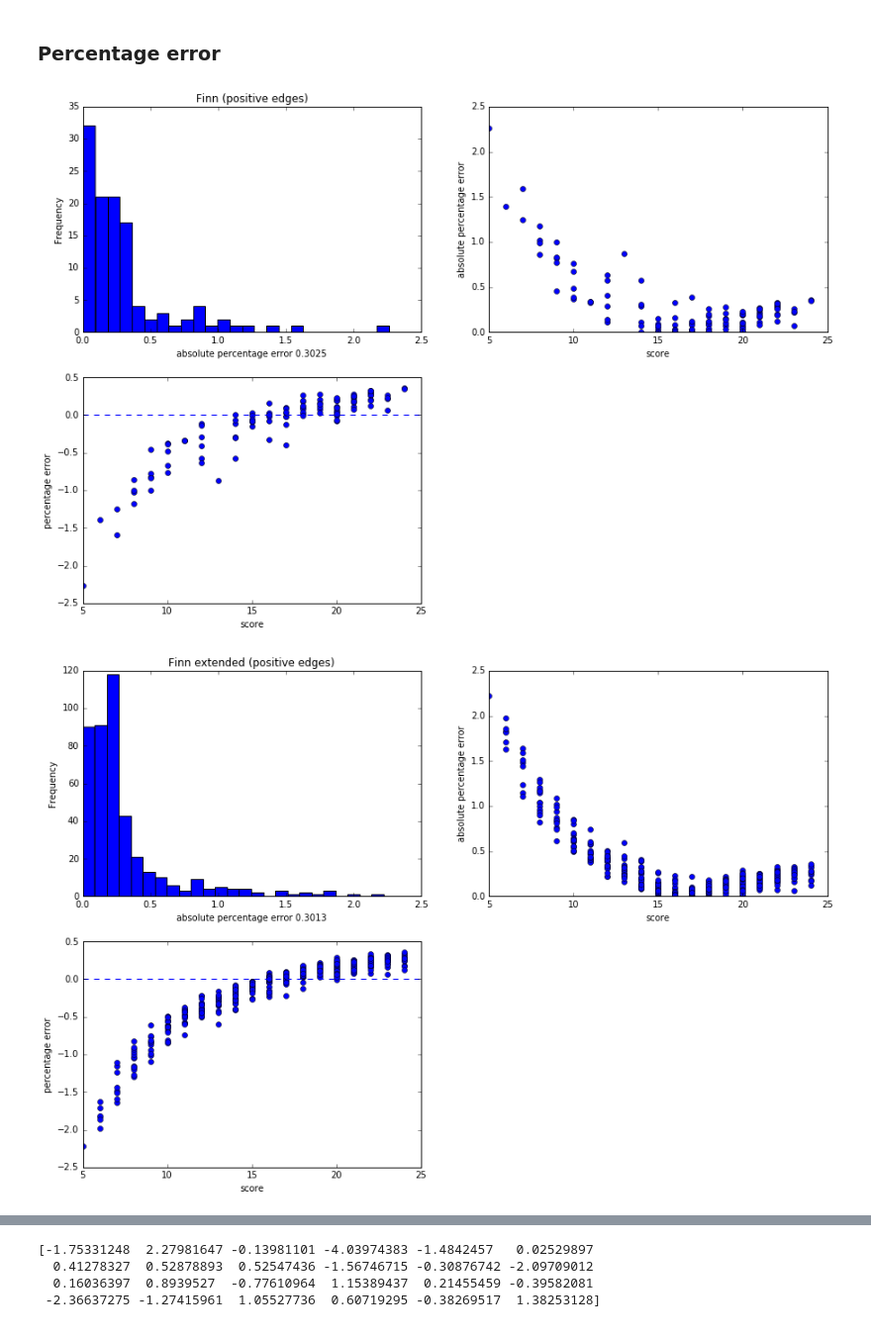
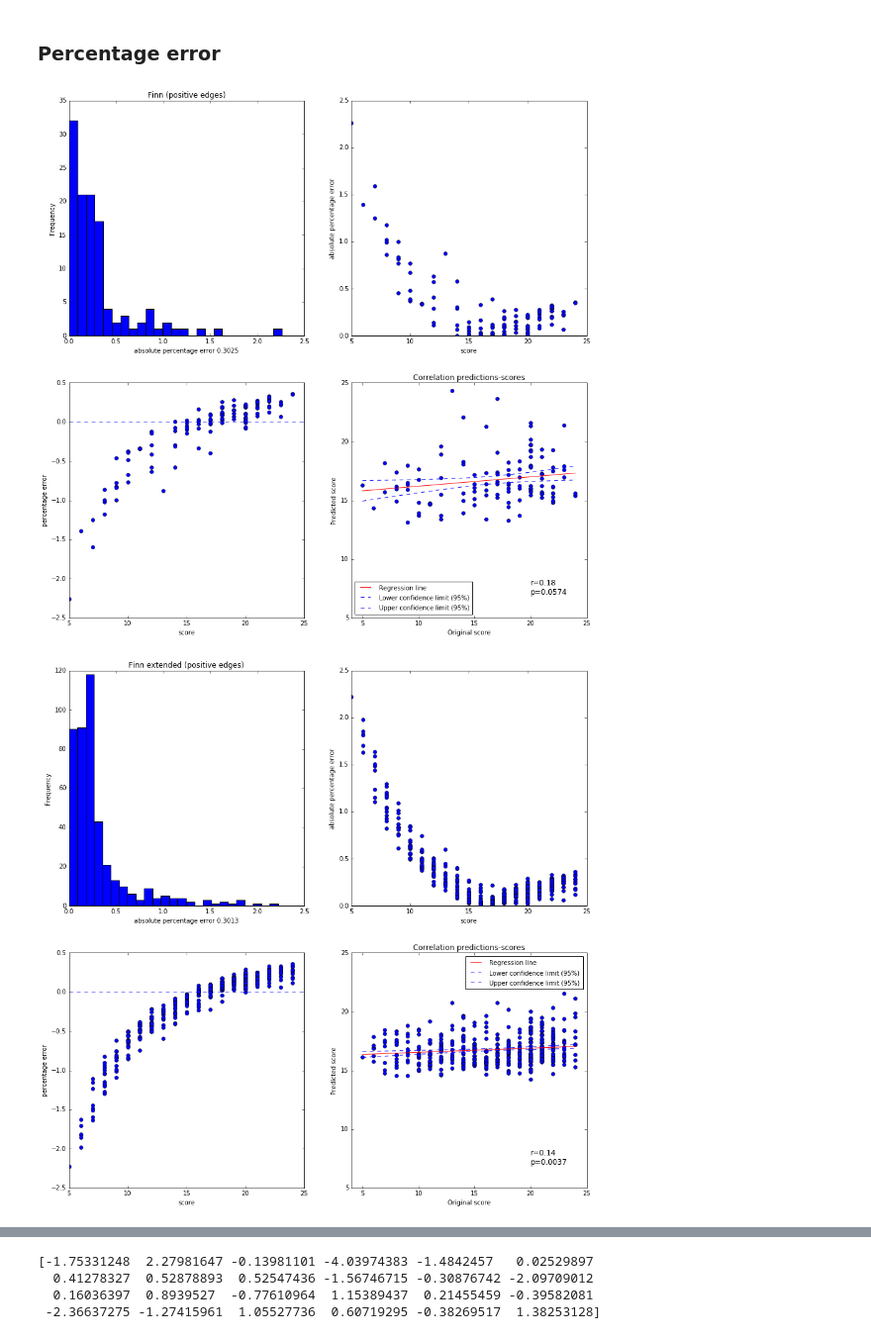
Before and after one commit to paola-g/iq_prediction, a Jupyter notebook: comparison.ipynb, the cells around one changed output, grey strips where cells are left out. Shown at 99% size. Drawn from its saved outputs; the diff is of its cells as text; code cells hidden in the pictures.

Commit message:
refactoring and graph improvements

```diff
--- a/comparison.ipynb
+++ b/comparison.ipynb
@@ -141,35 +286,39 @@ models = {}
 # %%
 y_true = np.ravel(finn['finn_score'])
 y_pred = np.ravel(finn['finn_preds_pos'])
 ape = absolute_percentage_error(y_true,y_pred)
 pe = percentage_error(y_true,y_pred)
 models['finn'] = (y_true,y_pred)
-plt.figure(figsize=(15, 10))
+plt.figure(figsize=(15, 15))
 plt.subplot(221)
 plot_hist(ape,25,'Finn (positive edges)','absolute percentage error %.4f' % np.mean(ape))
 plt.subplot(222)
 plot_scatter(y_true,ape,'score','absolute percentage error')
 plt.subplot(223)
 plot_scatter(y_true,pe,'score','percentage error')
+plt.subplot(224)
+regression_plot(np.ravel(y_true),np.ravel(y_pred),len(y_pred),'Correlation predictions-scores')
 plt.show()
 # %% [output]
-[figure, old version]
+[figure, new version]
 # %%
 y_true = np.ravel(finn_ext['finn_ext_score'])
 y_pred = np.ravel(finn_ext['finn_ext_preds_pos'])
 ape = absolute_percentage_error(y_true,y_pred)
 pe = percentage_error(y_true,y_pred)
 models['finn_ext'] = (y_true,y_pred)
-plt.figure(figsize=(15, 10))
+plt.figure(figsize=(15, 15))
 plt.subplot(221)
 plot_hist(ape,25,'Finn extended (positive edges)','absolute percentage error %.4f' % np.mean(ape))
 plt.subplot(222)
 plot_scatter(y_true,ape,'score','absolute percentage error')
 plt.subplot(223)
 plot_scatter(y_true,pe,'score','percentage error')
+plt.subplot(224)
+regression_plot(np.ravel(y_true),np.ravel(y_pred),len(y_pred),'Correlation predictions-scores')
 plt.show()
 # %% [output]
-[figure, old version]
+[figure, new version]
 # %%
 y_true = np.ravel(finn_improved_1['finn_improved_1_score'])
 y_pred = np.ravel(finn_improved_1['finn_improved_1_preds_pos'])
```
Also changed, not shown: parts of 25 cells of this notebook.
